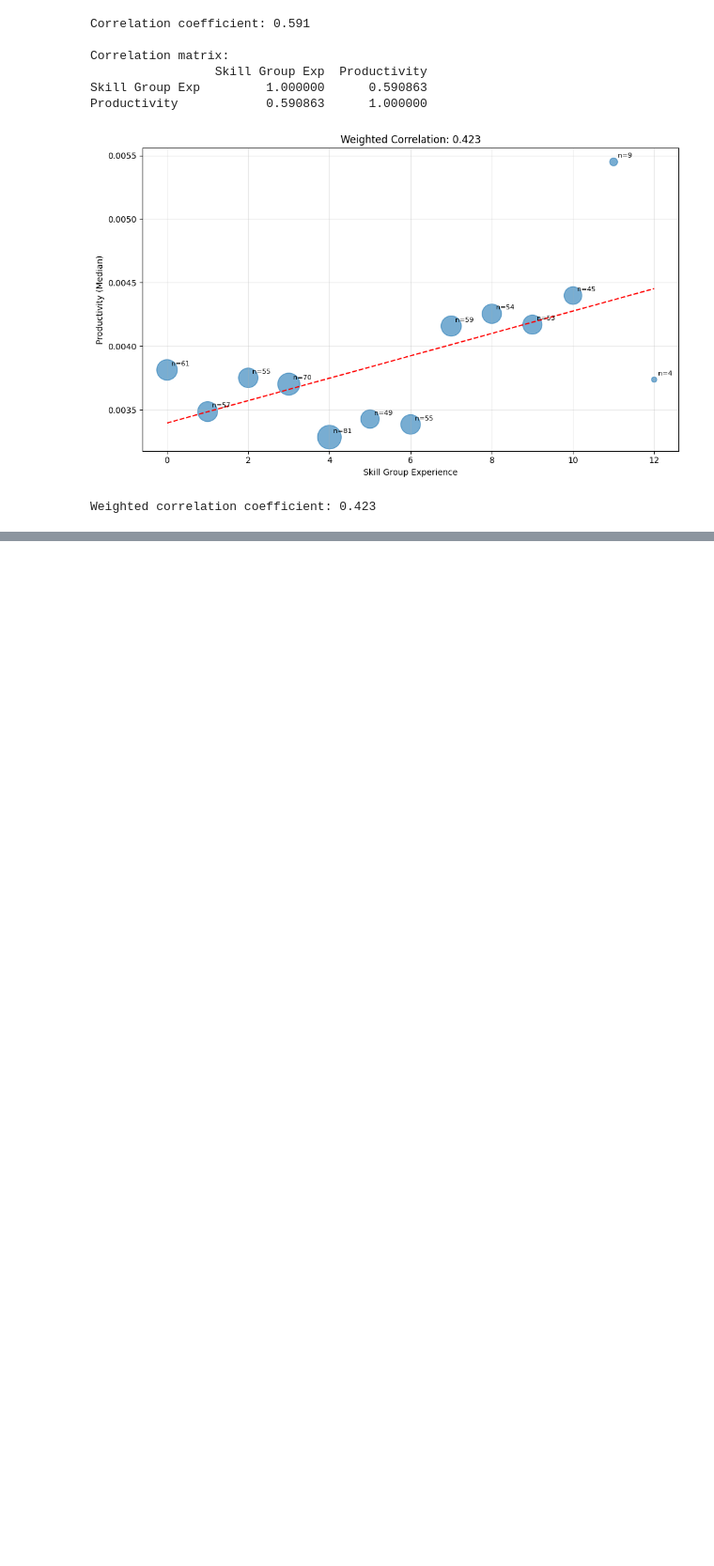
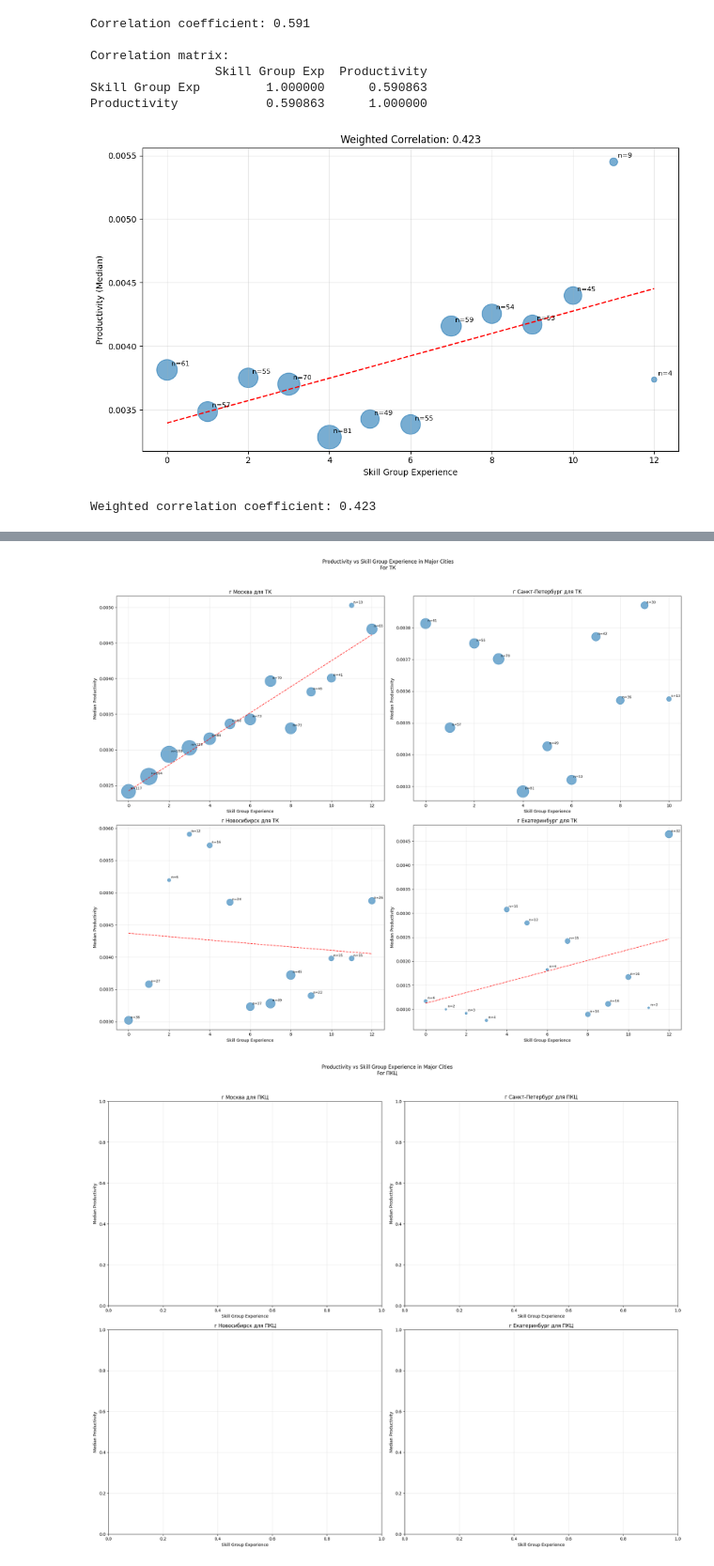
Before and after one commit to Worislooov/DANO_MSC_2025, a Jupyter notebook: Vova/filile copy.ipynb, the cells around one changed output, grey strips where cells are left out. Shown at 94% size. Cells and saved outputs as stored; diff of their text form; code cells hidden in the pictures; blank space fills up the shorter version.

```diff
--- a/Vova/filile copy.ipynb
+++ b/Vova/filile copy.ipynb
@@ -707,0 +754,50 @@ Weighted correlation coefficient: 0.423
+# %%
+# Filter data
+for i in ["ТК", "ПКЦ", "ГПД"]:
+    filtered_data = df[df['emp_type'].isin([i])]
+
+    # Create subplots
+    fig, axes = plt.subplots(2, 2, figsize=(20, 16))
+    axes = axes.ravel()
+
+    for idx, city in enumerate(major_cities):
+        # Filter data for each city
+        city_data = filtered_data[filtered_data['residential_city_nm'] == city]
+        city_grouped = city_data.groupby('skill_group_exp')['prod'].agg(['median', 'count']).reset_index()
+
+        if len(city_grouped) > 0:  # Check if we have data
+            # Create scatter plot
+            axes[idx].scatter(city_grouped['skill_group_exp'],
+                            city_grouped['median'],
+                            s=city_grouped['count']*10,
+                            alpha=0.6)
+
+            # Add trend line if we have more than one point
+            if len(city_grouped) > 1:
+                z = np.polyfit(city_grouped['skill_group_exp'], city_grouped['median'], 1)
+                p = np.poly1d(z)
+                axes[idx].plot(city_grouped['skill_group_exp'],
+                             p(city_grouped['skill_group_exp']),
+                             "r--",
+                             alpha=0.8)
+
+            # Add annotations
+            for _, row in city_grouped.iterrows():
+                axes[idx].annotate(f'n={int(row["count"])}',
+                                 (row['skill_group_exp'], row['median']),
+                                 xytext=(5, 5),
+                                 textcoords='offset points',
+                                 fontsize=8)
+
+        # Customize plot
+        axes[idx].set_title(f'{city} для {i}')
+        axes[idx].set_xlabel('Skill Group Experience')
+        axes[idx].set_ylabel('Median Productivity')
+        axes[idx].grid(True, alpha=0.3)
+
+    plt.suptitle(f'Productivity vs Skill Group Experience in Major Cities\nFor {i}', y=1.02)
+    plt.tight_layout()
+    plt.show()
+# %% [output]
+[figure, added]
+[figure, added]
```
Also changed, not shown: parts of 7 cells of this notebook.
